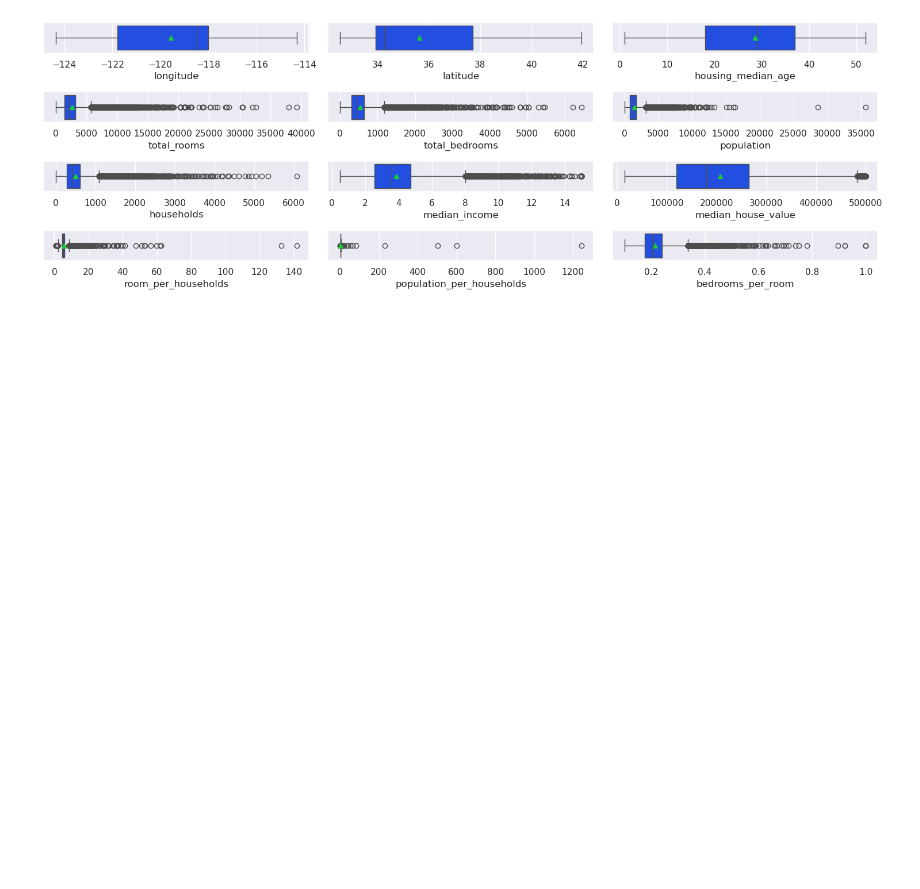
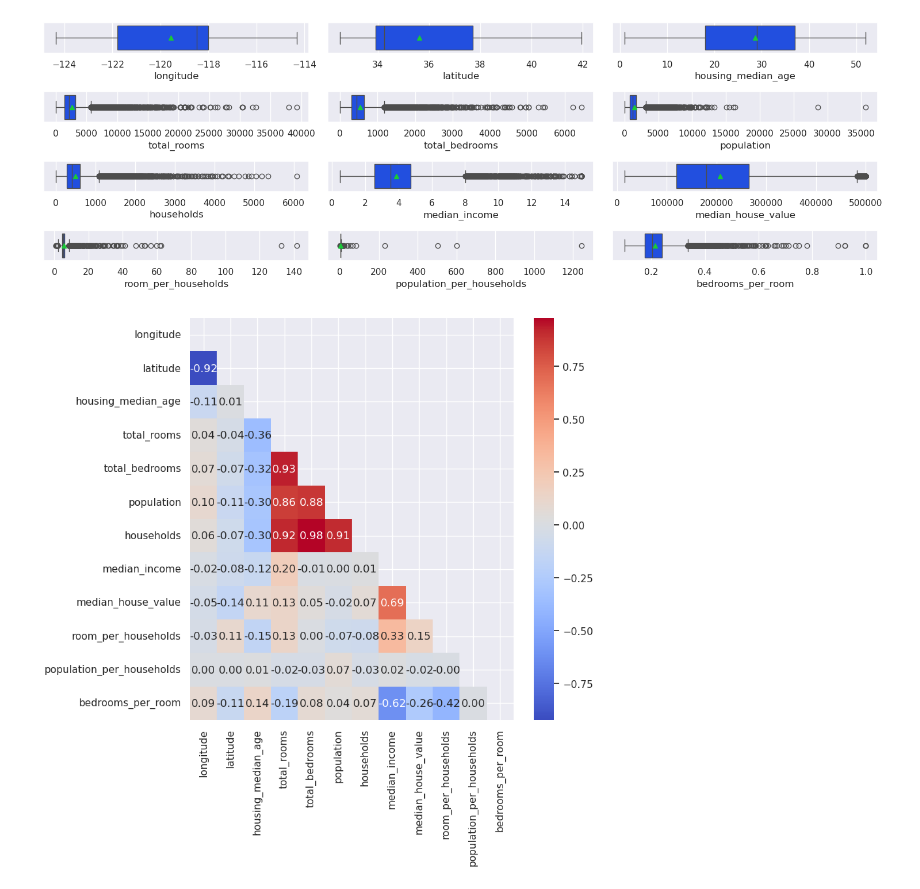
Before and after one commit to HilarioMarques/Regressao_preco_casas_California_Kaggle, a Jupyter notebook: notebooks/Analise_exploratoria.ipynb, the cells around one changed output. Cells and saved outputs as stored; diff of their text form; code cells hidden in the pictures; blank space fills up the shorter version.

```diff
--- a/notebooks/Analise_exploratoria.ipynb
+++ b/notebooks/Analise_exploratoria.ipynb
@@ -259,3 +259,20 @@ plt.tight_layout()
 plt.show()
 # %% [output]
 [figure]
+# %%
+matriz = np.triu(df.select_dtypes("number").corr())
+
+fig, axs = plt.subplots(figsize=(8,8))
+
+sns.heatmap(
+    df.select_dtypes("number").corr(),
+    mask=matriz,
+    annot=True,
+    fmt=".2f",
+    ax=axs,
+    cmap=PALETTE
+)
+
+plt.show()
+# %% [output]
+[figure, added]
```
Also changed, not shown: parts of 1 cell of this notebook.
